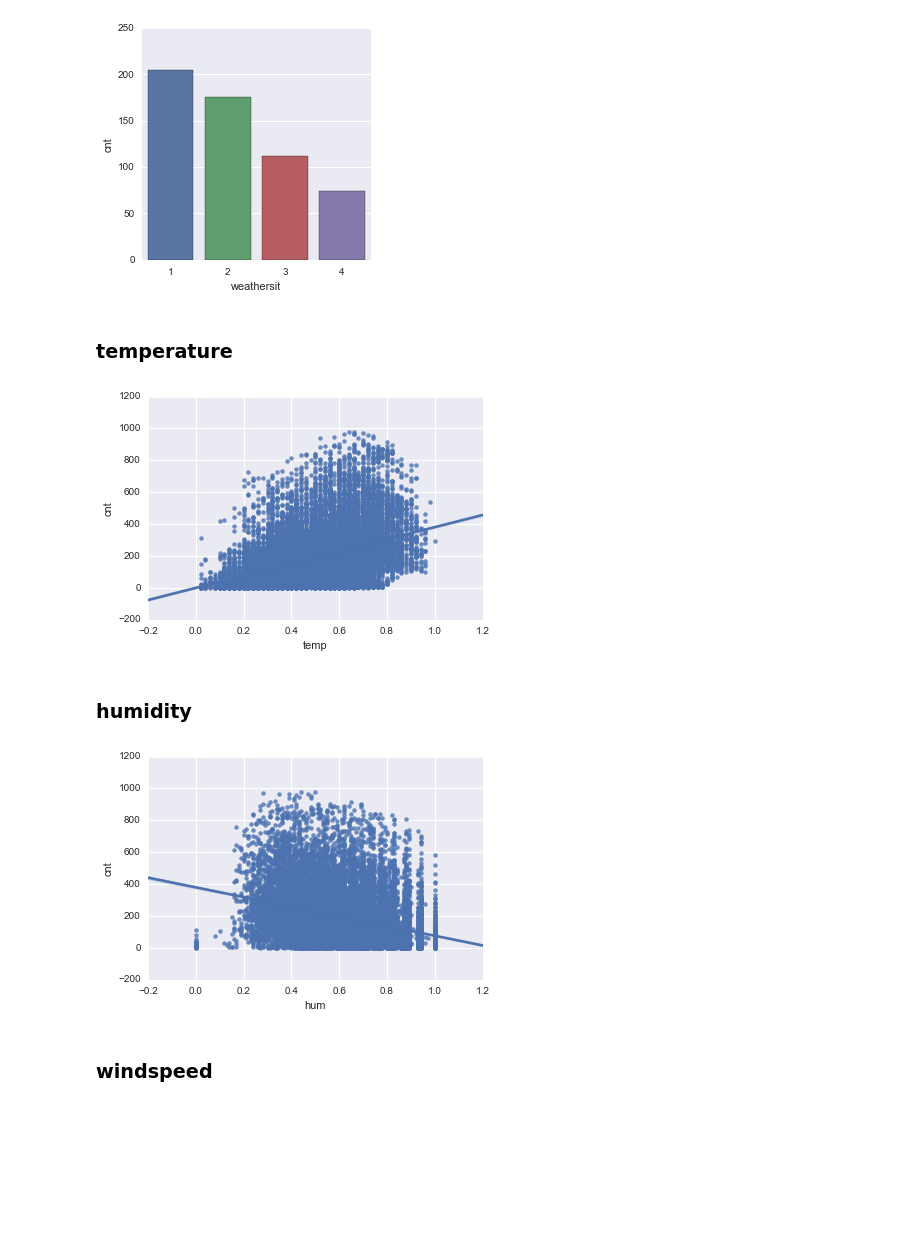
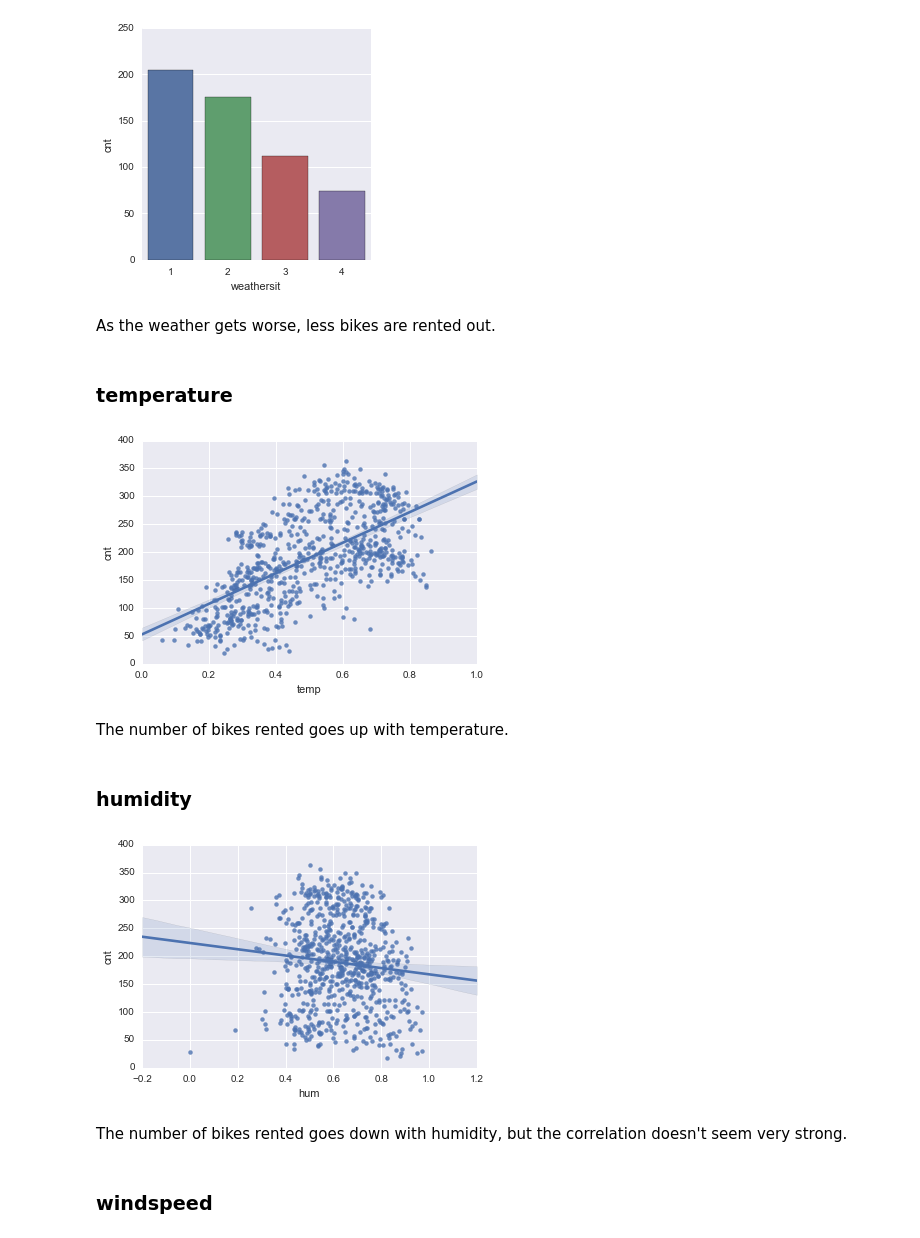
Before and after one commit to herwinvw/DataManagementandVisualizationCourse, a Jupyter notebook: creating_graphs.ipynb, the cells around one changed output. Saved outputs shown, nothing was run; the diff lists cells and outputs as text; code cells hidden in the pictures; blank space fills up the shorter version.

```diff
--- a/creating_graphs.ipynb
+++ b/creating_graphs.ipynb
@@ -164,0 +192,3 @@ seaborn.factorplot(x='workingday', y='cnt',data=data, kind='bar', ci=None);
+# %%
+weatherdata = data.groupby('dteday')['hum','temp','windspeed','cnt'].mean()
+weatherdata.head()
@@ -168,18 +206,24 @@ seaborn.factorplot(x='workingday', y='cnt',data=data, kind='bar', ci=None);
 seaborn.factorplot(x='weathersit', y='cnt',data=data, kind='bar', ci=None);
 # %% [output]
 [figure]
+# %% [markdown]
+As the weather gets worse, less bikes are rented out.
 # %% [markdown]
 ### temperature
 # %%
-seaborn.regplot(x='temp',y='cnt',data=data);
+seaborn.regplot(x='temp',y='cnt',data=weatherdata);
 # %% [output]
-[figure, old version]
+[figure, new version]
+# %% [markdown]
+The number of bikes rented goes up with temperature.
 # %% [markdown]
 ### humidity
 # %%
-seaborn.regplot(x='hum',y='cnt',data=data);
+seaborn.regplot(x='hum',y='cnt',data=weatherdata);
 # %% [output]
-[figure, old version]
+[figure, new version]
+# %% [markdown]
+The number of bikes rented goes down with humidity, but the correlation doesn't seem very strong.
 # %% [markdown]
 ### windspeed
 # %%
```
Also changed, not shown: parts of 33 cells of this notebook.
